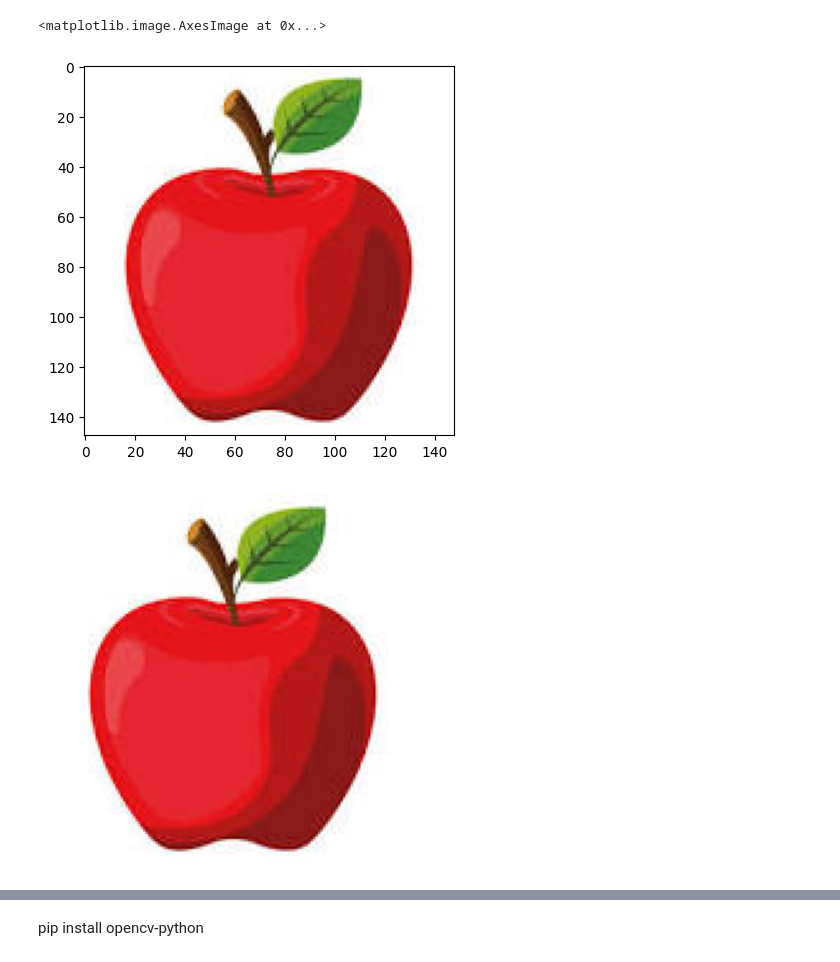
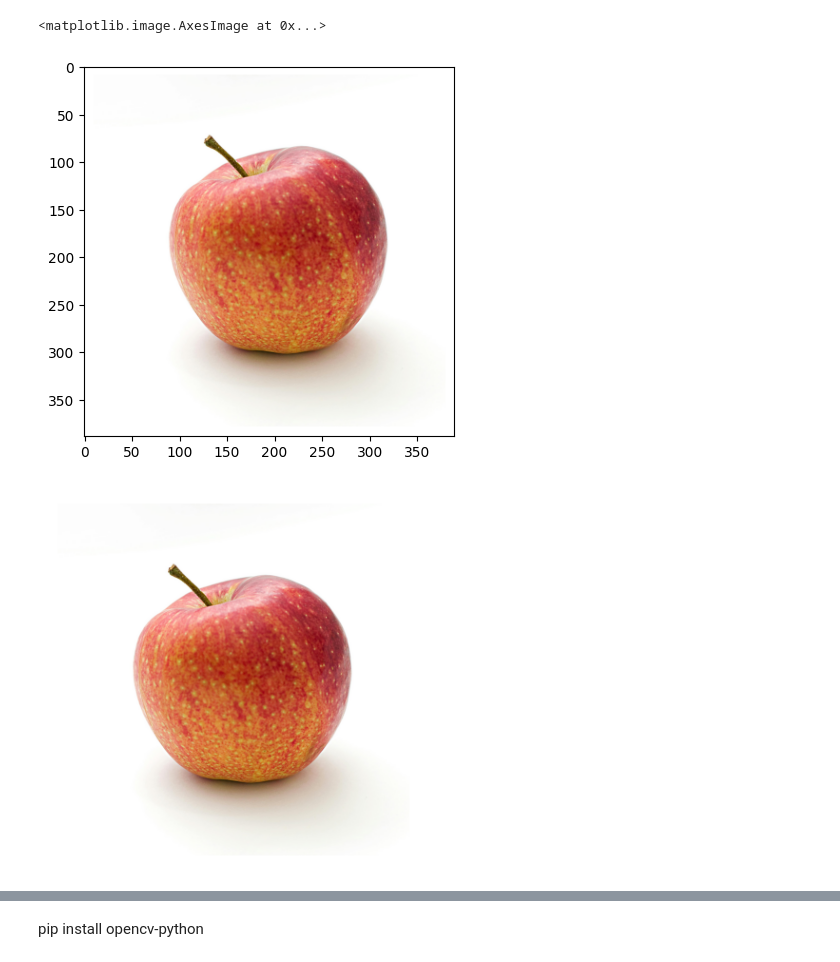
Before and after one commit to HarshaReddy068/CG-LAB, a Jupyter notebook: prog7.ipynb, the cells around one changed output, grey strips where cells are left out. Drawn from its saved outputs; the diff is of its cells as text; code cells hidden in the pictures.

```diff
--- a/prog7.ipynb
+++ b/prog7.ipynb
@@ -9,24 +9,24 @@ plt.imshow(image)
 # %%
 import cv2
 import matplotlib.pyplot as plt
-image = cv2.imread('fru.jpeg')
+image = cv2.imread('fru.png')
 image_mat= cv2.cvtColor(image, cv2.COLOR_BGR2RGB)
 
 plt.imshow(image_mat)
 # %% [output]
 <matplotlib.image.AxesImage at 0x...>
-[figure, old version]
+[figure, new version]
 # %%
 import cv2
 import matplotlib.pyplot as plt
-image = cv2.imread('fru.jpeg')
+image = cv2.imread('fru.png')
 image_mat= cv2.cvtColor(image, cv2.COLOR_BGR2RGB)
 plt.imshow(image_mat)
 
 plt.axis("off")
 plt.show()
 # %% [output]
-[figure, old version]
+[figure, new version]
 # %%
 import cv2
 import matplotlib.pyplot as plt
```
Also changed, not shown: parts of 4 cells of this notebook, 5 other files.
